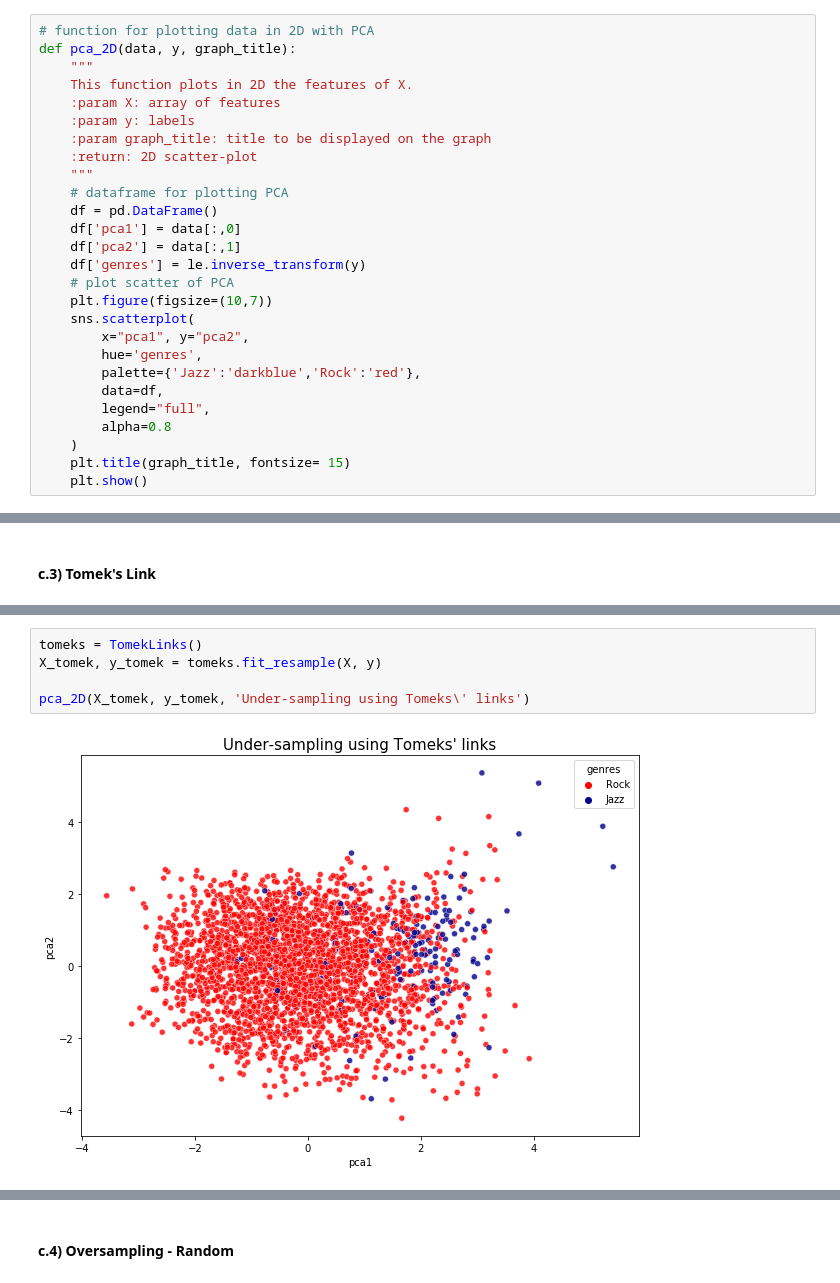
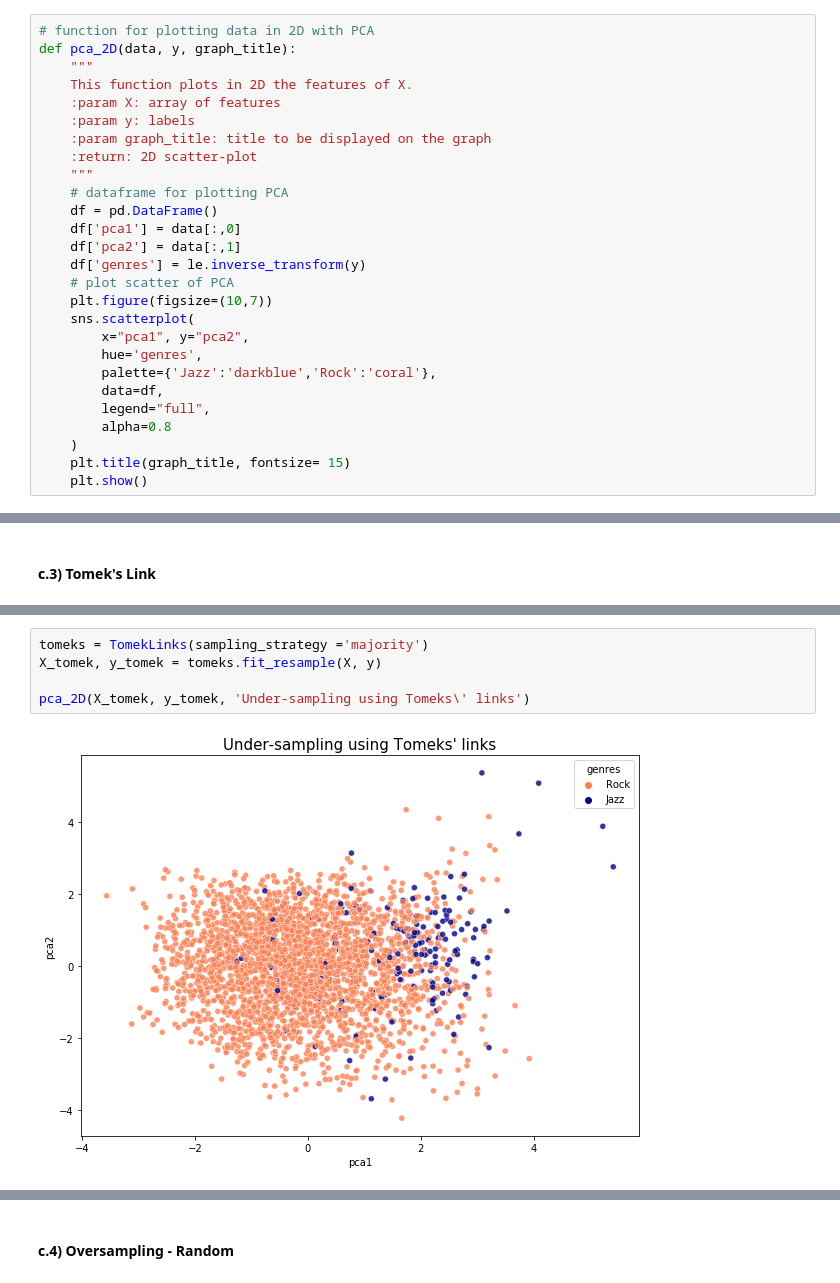
Before and after one commit to gaetanoantonicchio/DataMining-2, a Jupyter notebook: src/Module 1/Imbalanced Learning/imb-learn_binary-genre_echo-audiofeatures.ipynb, the cells around one changed output, grey strips where cells are left out. Saved outputs shown, nothing was run; the diff lists cells and outputs as text.

```diff
--- a/src/Module 1/Imbalanced Learning/imb-learn_binary-genre_echo-audiofeatures.ipynb
+++ b/src/Module 1/Imbalanced Learning/imb-learn_binary-genre_echo-audiofeatures.ipynb
@@ -162,7 +162,7 @@ def pca_2D(data, y, graph_title):
     sns.scatterplot(
         x="pca1", y="pca2",
         hue='genres',
-        palette={'Jazz':'darkblue','Rock':'red'},
+        palette={'Jazz':'darkblue','Rock':'coral'},
         data=df,
         legend="full",
         alpha=0.8
@@ -211,7 +231,7 @@ pca_2D(X_cnn,y_cnn,'Under-sampling using condensed nearest-neighbour')
 # %%
-tomeks = TomekLinks()
+tomeks = TomekLinks(sampling_strategy ='majority')
 X_tomek, y_tomek = tomeks.fit_resample(X, y)
 
 pca_2D(X_tomek, y_tomek, 'Under-sampling using Tomeks\' links')
 # %% [output]
-[figure, old version]
+[figure, new version]
```
Also changed, not shown: parts of 26 cells of this notebook.
